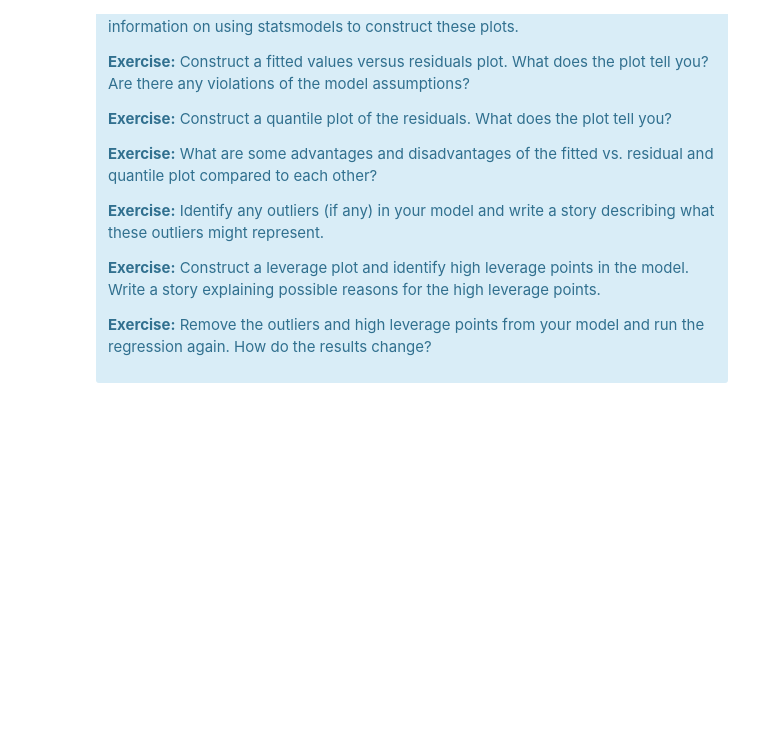
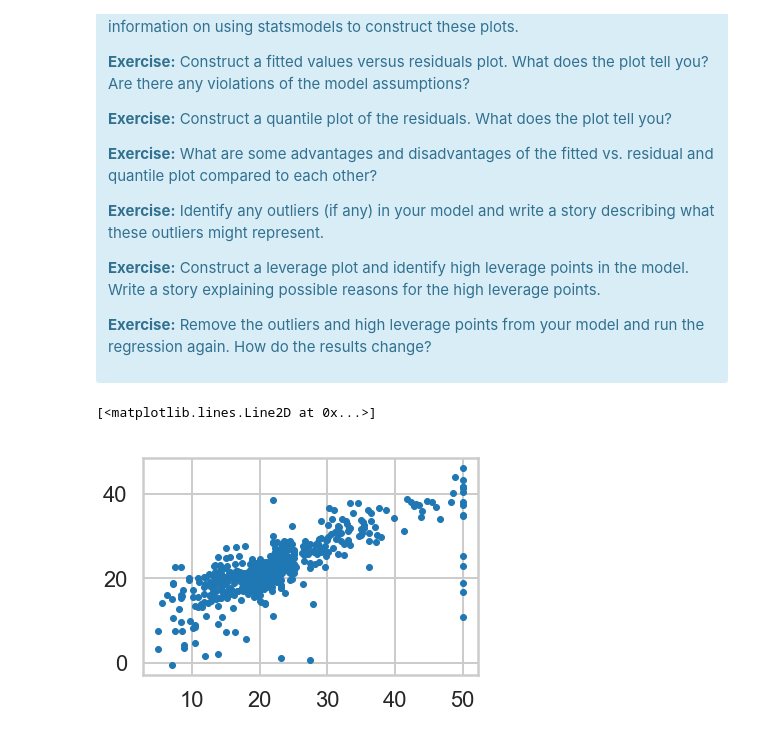
Before and after one commit to karinahou/springboard, a Jupyter notebook: Mini_Project_Linear_Regression.ipynb, the cells around one changed output. Drawn from its saved outputs; the diff is of its cells as text; code cells hidden in the pictures; blank space fills up the shorter version.

```diff
--- a/Mini_Project_Linear_Regression.ipynb
+++ b/Mini_Project_Linear_Regression.ipynb
@@ -798,0 +854,4 @@ import statsmodels
+# %%
+import statsmodels
+p = ols('PRICE ~ CRIM + RM + PTRATIO + ZN',bos).fit()
+print(p.summary())
@@ -848,4 +925,7 @@ There are some other issues that are important investigate with linear regressio
 # %%
 # Your turn.
 #fitted values vs residuals
-plt.scatter(m, )
+plt.plot(bos.PRICE, p.fittedvalues, marker = ".", linestyle = "none")
+# %% [output]
+[<matplotlib.lines.Line2D at 0x...>]
+[figure, added]
```
Also changed, not shown: parts of 23 cells of this notebook.
